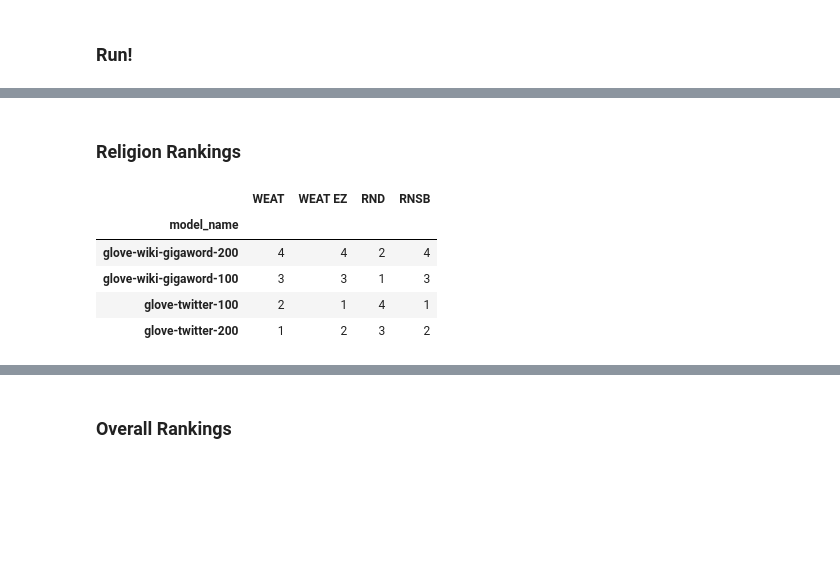
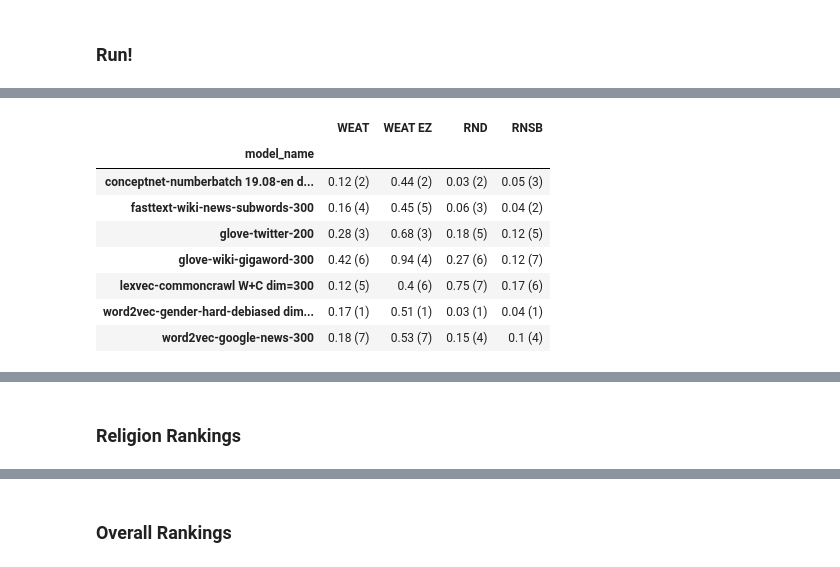
Before and after one commit to dccuchile/wefe, a Jupyter notebook: examples/WEFE_rankings.ipynb, the cells around one changed output, grey strips where cells are left out. Cells and saved outputs as stored; diff of their text form; code cells hidden in the pictures; blank space fills up the shorter version.

```diff
--- a/examples/WEFE_rankings.ipynb
+++ b/examples/WEFE_rankings.ipynb
@@ -499,0 +718,17 @@ ranking_plots[1].show()
+# %%
+from IPython.display import display
+
+display(ethnicity_table)
+fig = ranking_plots[1]
+fig.update_layout({"title": "Ethnicity Ranking"})
+fig.show()
+# %% [output]
+|  | WEAT | WEAT EZ | RND | RNSB |
+| model_name |  |  |  |  |
+| conceptnet-numberbatch 19.08-en d... | 0.12 (2) | 0.44 (2) | 0.03 (2) | 0.05 (3) |
+| fasttext-wiki-news-subwords-300 | 0.16 (4) | 0.45 (5) | 0.06 (3) | 0.04 (2) |
+| glove-twitter-200 | 0.28 (3) | 0.68 (3) | 0.18 (5) | 0.12 (5) |
+| glove-wiki-gigaword-300 | 0.42 (6) | 0.94 (4) | 0.27 (6) | 0.12 (7) |
+| lexvec-commoncrawl W+C dim=300 | 0.12 (5) | 0.4 (6) | 0.75 (7) | 0.17 (6) |
+| word2vec-gender-hard-debiased dim... | 0.17 (1) | 0.51 (1) | 0.03 (1) | 0.04 (1) |
+| word2vec-google-news-300 | 0.18 (7) | 0.53 (7) | 0.15 (4) | 0.1 (4) |
@@ -500,11 +736,2 @@ ranking_plots[1].show()
 # %% [markdown]
 ### Religion Rankings
-# %%
-rankings[2]
-# %% [output]
-|  | WEAT | WEAT EZ | RND | RNSB |
-| model_name |  |  |  |  |
-| glove-wiki-gigaword-200 | 4 | 4 | 2 | 4 |
-| glove-wiki-gigaword-100 | 3 | 3 | 1 | 3 |
-| glove-twitter-100 | 2 | 1 | 4 | 1 |
-| glove-twitter-200 | 1 | 2 | 3 | 2 |
```
Also changed, not shown: parts of 32 cells of this notebook, 13 other files.
